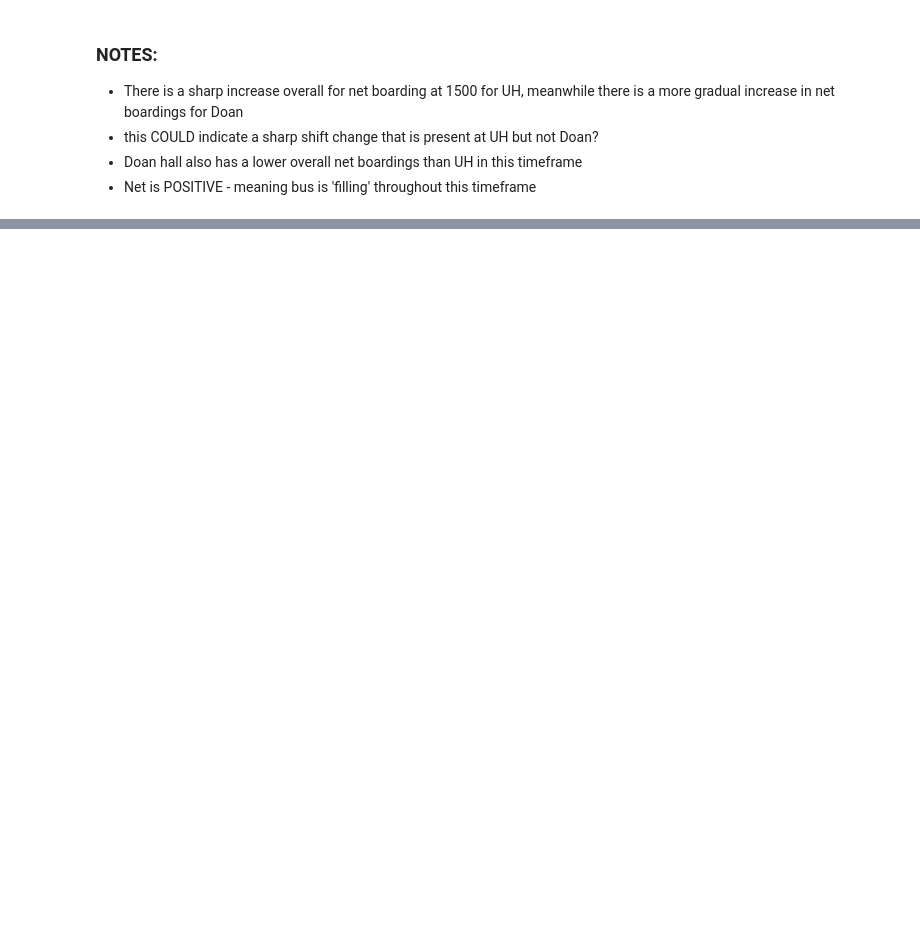
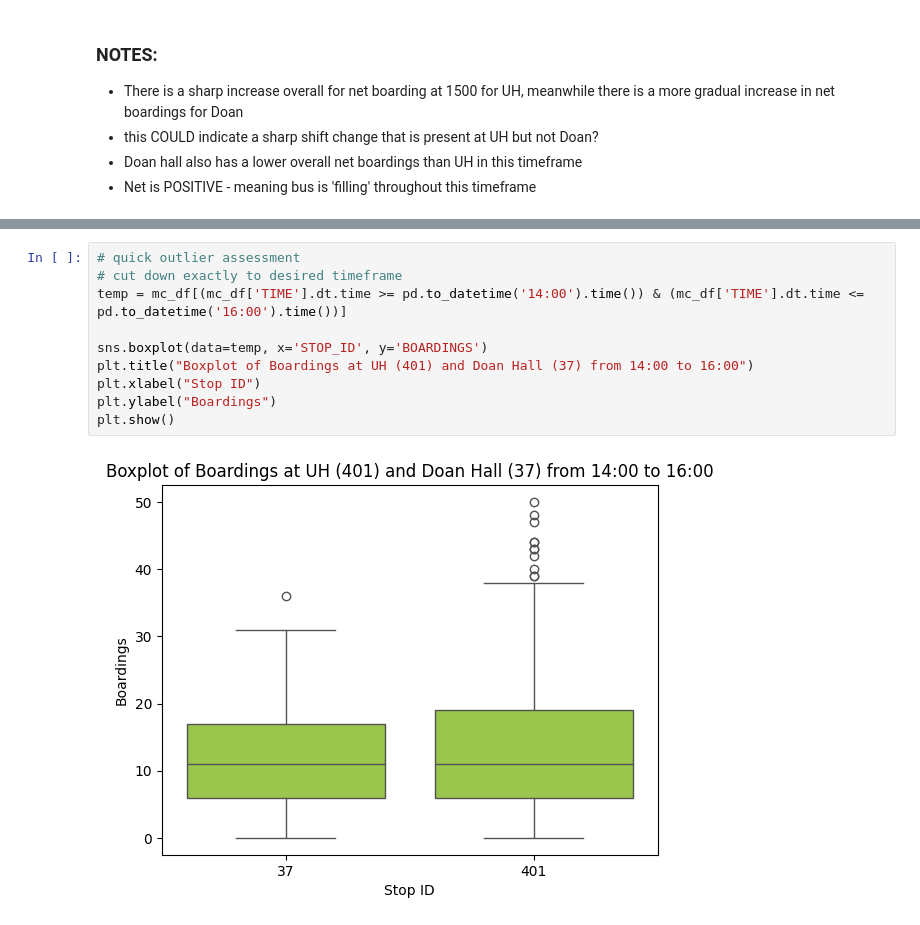
Before and after one commit to morgan1461/WMC-dashboard, a Jupyter notebook: doan_uh_analysis.ipynb, the cells around one changed output, grey strips where cells are left out. Drawn from its saved outputs; the diff is of its cells as text; blank space fills up the shorter version.

```diff
--- a/doan_uh_analysis.ipynb
+++ b/doan_uh_analysis.ipynb
@@ -208,0 +241,12 @@ plt.show()
+# %%
+# quick outlier assessment
+# cut down exactly to desired timeframe
+temp = mc_df[(mc_df['TIME'].dt.time >= pd.to_datetime('14:00').time()) & (mc_df['TIME'].dt.time <= pd.to_datetime('16:00').time())]
+
+sns.boxplot(data=temp, x='STOP_ID', y='BOARDINGS')
+plt.title("Boxplot of Boardings at UH (401) and Doan Hall (37) from 14:00 to 16:00")
+plt.xlabel("Stop ID")
+plt.ylabel("Boardings")
+plt.show()
+# %% [output]
+[figure, added]
```
Also changed, not shown: parts of 13 cells of this notebook.
